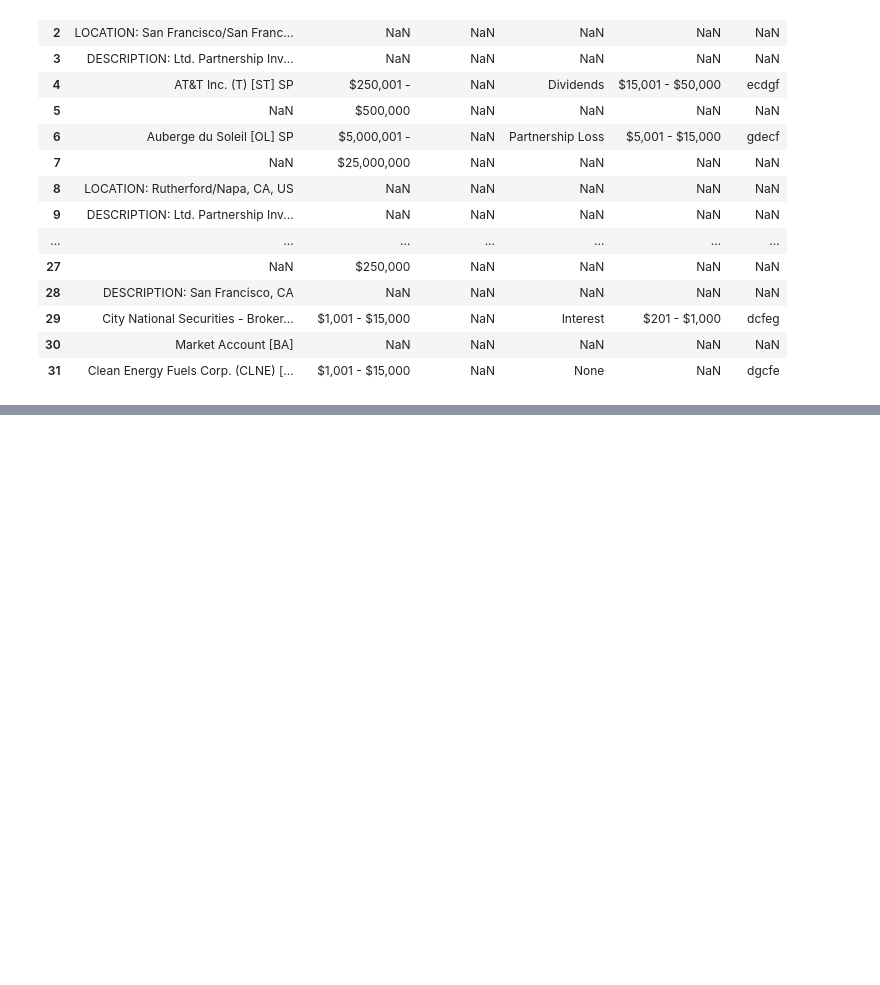
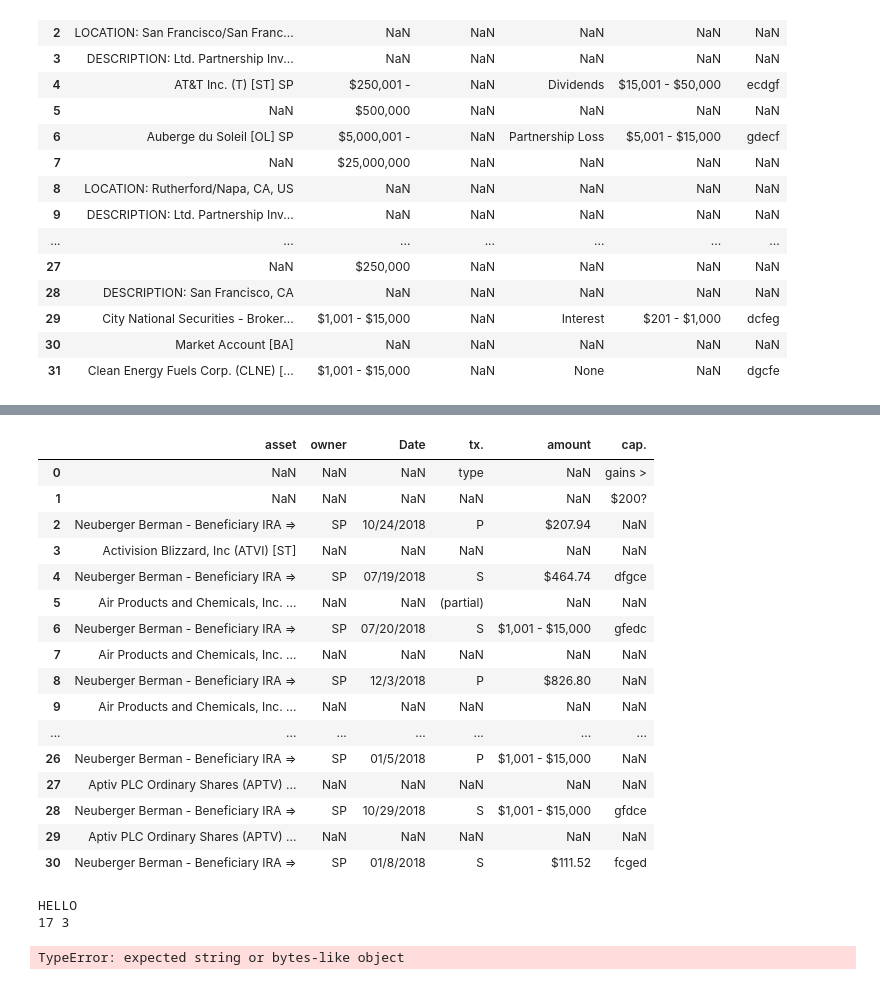
Before and after one commit to Tomyao991203/congressional-stock-trading-monitor, a Jupyter notebook: database/pdf_scraper_notebook.ipynb, the cells around one changed output, grey strips where cells are left out. Cells and saved outputs as stored; diff of their text form; code cells hidden in the pictures; blank space fills up the shorter version.

```diff
--- a/database/pdf_scraper_notebook.ipynb
+++ b/database/pdf_scraper_notebook.ipynb
@@ -15,3 +15,7 @@ pdf_to_apple = "2018_house_pdfs/Apple_Gary Winston_10022824.pdf"
 pdf_to_young = "2017_house_pdfs/Young_Stephen Robert Neale_10018941.pdf"
 pdf_to_wass = "2019_house_pdfs/Wasserman Schultz_Debbie_10037015.pdf"
 pdf_to_nancy = "2019_house_pdfs/Pelosi_Nancy_10035243.pdf"
+pdf_to_beyer =  "2018_house_pdfs/Beyer_Donald Sternoff_10026686.pdf"
+pdf_to_low = "2018_house_pdfs/Lowenthal_Alan S._10025964.pdf"
+
+list_of_pdf_paths = (pdf_path, pdf_path_joe, pdf_to_nancy, pdf_to_wass)
@@ -378,0 +492,28 @@ process_dataframe(db_wass, None)
+# %%
+tmp = scrape_pdf(pdf_to_low)
+# %%
+tmp[17]
+# %% [output]
+|  | asset | owner | Date | tx. | amount | cap. |
+| 0 | NaN | NaN | NaN | type | NaN | gains > |
+| 1 | NaN | NaN | NaN | NaN | NaN | $200? |
+| 2 | Neuberger Berman - Beneficiary IRA ⇒ | SP | 10/24/2018 | P | $207.94 | NaN |
+| 3 | Activision Blizzard, Inc (ATVI) [ST] | NaN | NaN | NaN | NaN | NaN |
+| 4 | Neuberger Berman - Beneficiary IRA ⇒ | SP | 07/19/2018 | S | $464.74 | dfgce |
+| 5 | Air Products and Chemicals, Inc. ... | NaN | NaN | (partial) | NaN | NaN |
+| 6 | Neuberger Berman - Beneficiary IRA ⇒ | SP | 07/20/2018 | S | $1,001 - $15,000 | gfedc |
+| 7 | Air Products and Chemicals, Inc. ... | NaN | NaN | NaN | NaN | NaN |
+| 8 | Neuberger Berman - Beneficiary IRA ⇒ | SP | 12/3/2018 | P | $826.80 | NaN |
+| 9 | Air Products and Chemicals, Inc. ... | NaN | NaN | NaN | NaN | NaN |
+| ... | ... | ... | ... | ... | ... | ... |
+| 26 | Neuberger Berman - Beneficiary IRA ⇒ | SP | 01/5/2018 | P | $1,001 - $15,000 | NaN |
+| 27 | Aptiv PLC Ordinary Shares (APTV) ... | NaN | NaN | NaN | NaN | NaN |
+| 28 | Neuberger Berman - Beneficiary IRA ⇒ | SP | 10/29/2018 | S | $1,001 - $15,000 | gfdce |
+| 29 | Aptiv PLC Ordinary Shares (APTV) ... | NaN | NaN | NaN | NaN | NaN |
+| 30 | Neuberger Berman - Beneficiary IRA ⇒ | SP | 01/8/2018 | S | $111.52 | fcged |
+# %%
+process_dataframe(tmp, None)
+# %% [output]
+HELLO
+17 3
+TypeError: expected string or bytes-like object
```
Also changed, not shown: parts of 19 cells of this notebook, 1 other file.
